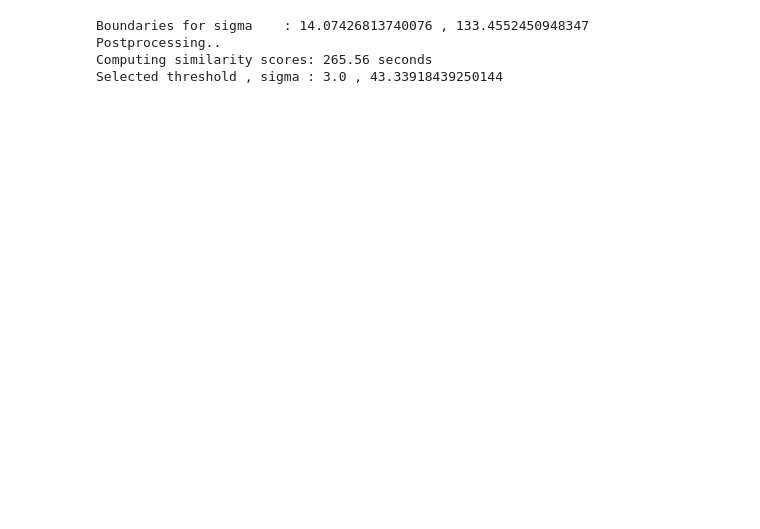
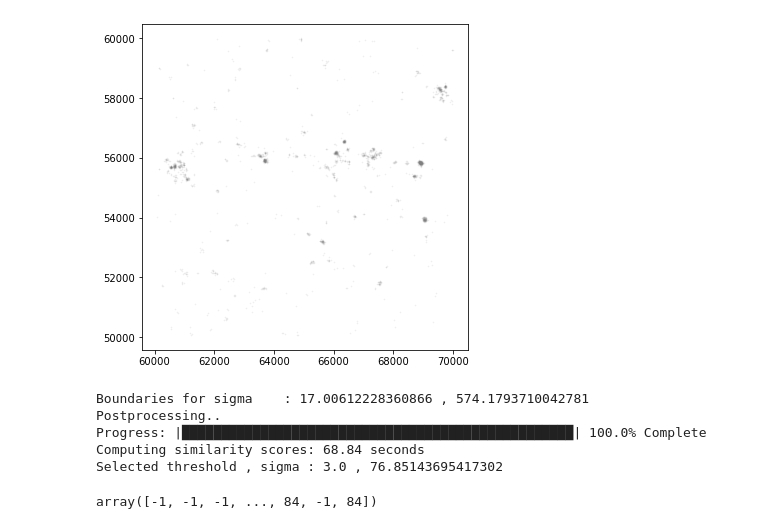
Before and after one commit to NoldAndreas/FINDER, a Jupyter notebook: Code/FigX3_Explore2DOptimizer.py.ipynb, the cells around one changed output. Drawn from its saved outputs; the diff is of its cells as text; code cells hidden in the pictures; blank space fills up the shorter version.

```diff
--- a/Code/FigX3_Explore2DOptimizer.py.ipynb
+++ b/Code/FigX3_Explore2DOptimizer.py.ipynb
@@ -14,7 +14,10 @@ from sklearn.neighbors import NearestNeighbors
 import pickle
 import pandas as pd
 # %%
-def PlotScatter(labels,filename_add=""):
+def PlotScatter(labels=[],filename_add=""):
+
+    if(labels == []):
+        labels = -1*np.ones((len(XC),));
 
     fig,ax = plt.subplots(1,1,figsize=(6,6));
 
@@ -25,5 +28,5 @@ def PlotScatter(labels,filename_add=""):
     sns.scatterplot(x=XC[mark,0],y=XC[mark,1],hue=labels[mark],palette='deep',linewidth=0,
                     s=2,legend=False,ax=ax);
     ax.set_aspect('equal');
-    plt.savefig(outputfolder+"results_"+filename_add+".pdf",bbox_inches="tight");
+    plt.savefig(outputfolder+"results_"+analysis_name+"_"+filename_add+".pdf",bbox_inches="tight");
 # %%
@@ -56,17 +75,20 @@ XC        = datascale*XC;
 
 mark = (XC[:,0]>xInt[0])*(XC[:,0]<xInt[1])*(XC[:,1]>yInt[0])*(XC[:,1]<yInt[1]);
 XC   = XC[mark,:];
-# %%
-all_labels    = [];
-
-FD             = Finder_1d(algo="DbscanLoop");
-labels  = FD.fit(XC);
-# %% [output]
-Boundaries for sigma    : 14.07426813740076 , 133.4552450948347
-Postprocessing..
-Computing similarity scores: 265.56 seconds
-Selected threshold , sigma : 3.0 , 43.33918439250144
+# %%
+PlotScatter();
+# %% [output]
+[figure, added]
 # %%
-with open(outputfolder+'temp.pickle','wb') as handle:
-    pickle.dump({'FD':FD}, handle,protocol=pickle.HIGHEST_PROTOCOL)
+if(True):
+    FD      = Finder_1d(algo="DbscanLoop");
+    labels  = FD.fit(XC);
+    with open(outputfolder+"results_"+analysis_name+'.pickle','wb') as handle:
+        pickle.dump({'FD':FD}, handle,protocol=pickle.HIGHEST_PROTOCOL)
+# %% [output]
+Boundaries for sigma    : 17.00612228360866 , 574.1793710042781
+Postprocessing..
+Progress: |██████████████████████████████████████████████████| 100.0% Complete
+Computing similarity scores: 68.84 seconds
+Selected threshold , sigma : 3.0 , 76.85143695417302
 # %%
@@ -75,3 +99,7 @@ with open(outputfolder+'temp.pickle', 'rb') as fr:
+# %%
+FD.labels
+# %% [output]
+array([-1, -1, -1, ..., 84, -1, 84])
 # %%
 PlotScatter(FD.labels)
 # %% [output]
```
Also changed, not shown: parts of 11 cells of this notebook, 4 other files.
